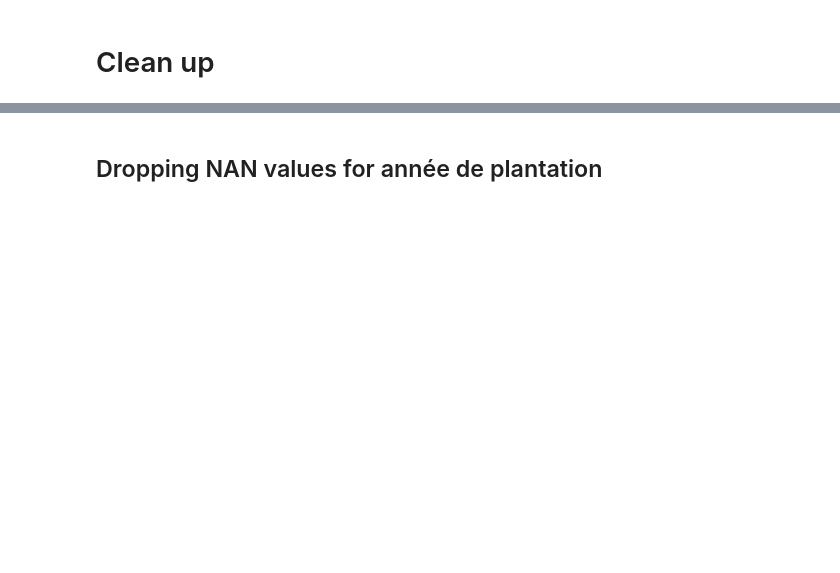
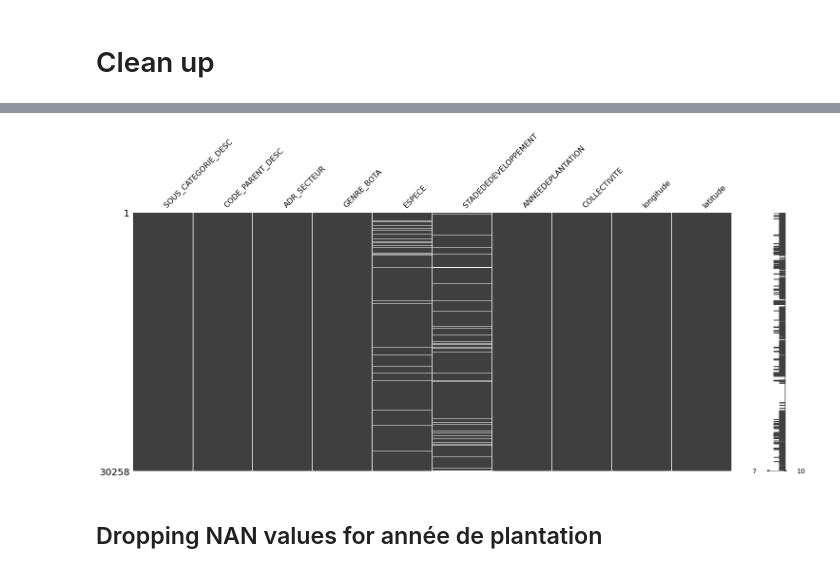
Before and after one commit to RaphaelBouvet/ML_1, a Jupyter notebook: notebooks/Import_Clean.ipynb, the cells around one changed output, grey strips where cells are left out. Cells and saved outputs as stored; diff of their text form; code cells hidden in the pictures; blank space fills up the shorter version.

```diff
--- a/notebooks/Import_Clean.ipynb
+++ b/notebooks/Import_Clean.ipynb
@@ -166,3 +203,7 @@ msno.matrix(df_tree);
+# %%
+msno.matrix(df_tree.sort_values(by='GENRE_BOTA'));
+# %% [output]
+[figure, added]
 # %% [markdown]
 ## Dropping NAN values for année de plantation
 # %%
```
Also changed, not shown: parts of 18 cells of this notebook, 4 other files.
